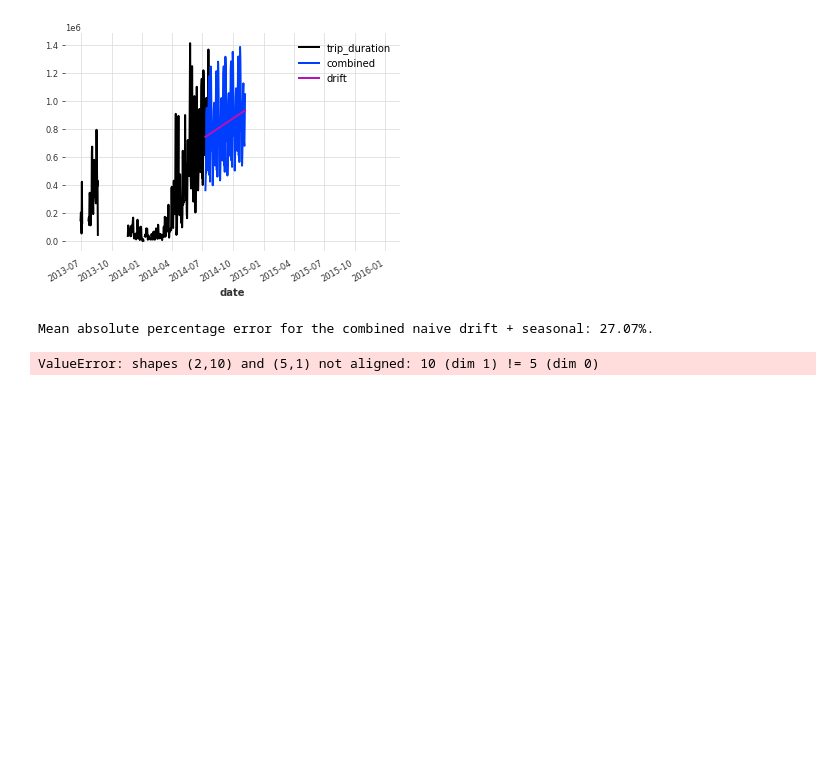
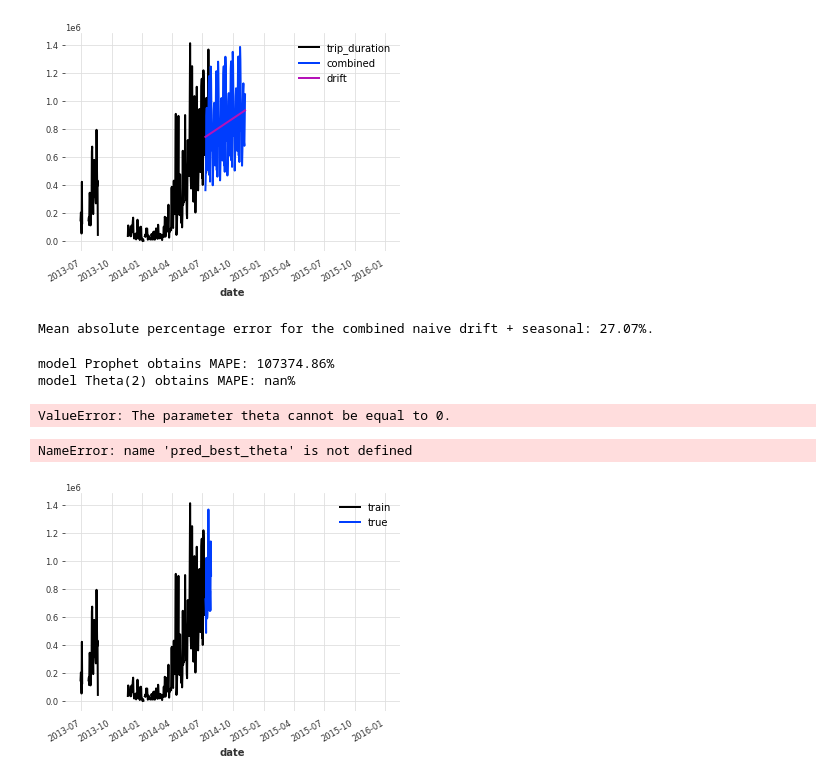
Before and after one commit to astrodestroyergithub/Divvy-Bike-Share, a Jupyter notebook: CODE/darts_exploration.ipynb, the cells around one changed output. Saved outputs shown, nothing was run; the diff lists cells and outputs as text; code cells hidden in the pictures; blank space fills up the shorter version.

```diff
--- a/CODE/darts_exploration.ipynb
+++ b/CODE/darts_exploration.ipynb
@@ -192,9 +192,42 @@ def eval_model(model):
     forecast=model.predict(len(val))
     print('model {} obtains MAPE: {:.2f}%'.format(model,mape(val,forecast)))
 
-eval_model(ExponentialSmoothing())
+# eval_model(ExponentialSmoothing())
 eval_model(Prophet())
-eval_model(AutoARIMA())
+# eval_model(AutoARIMA())
 eval_model(Theta())
 # %% [output]
-ValueError: shapes (2,10) and (5,1) not aligned: 10 (dim 1) != 5 (dim 0)
+model Prophet obtains MAPE: 107374.86%
+model Theta(2) obtains MAPE: nan%
+# %%
+# seach for the best theta parameter, by trying 50 different values
+thetas=2-np.linspace(-10,10,50)
+
+best_mape=float('inf')
+best_theta=0
+
+for theta in thetas:
+    model=Theta(theta)
+    model.fit(train)
+    pred_theta=model.predict(len(val))
+    res=mape(val,pred_theta)
+
+    if res<best_mape:
+        best_mape=res
+        best_theta=theta
+# %%
+best_theta_model=Theta(best_theta)
+best_theta_model.fit(train)
+pred_best_theta=best_theta_model.predict(len(val))
+
+print('The MAPE is: {:.2f}, with theta = {}.'.format(mape(val,pred_best_theta),best_theta))
+# %% [output]
+ValueError: The parameter theta cannot be equal to 0.
+# %%
+train.plot(label='train')
+val.plot(label='true')
+pred_best_theta.plot(label='prediction')
+plt.legend()
+# %% [output]
+NameError: name 'pred_best_theta' is not defined
+[figure, added]
```
Also changed, not shown: parts of 18 cells of this notebook.
